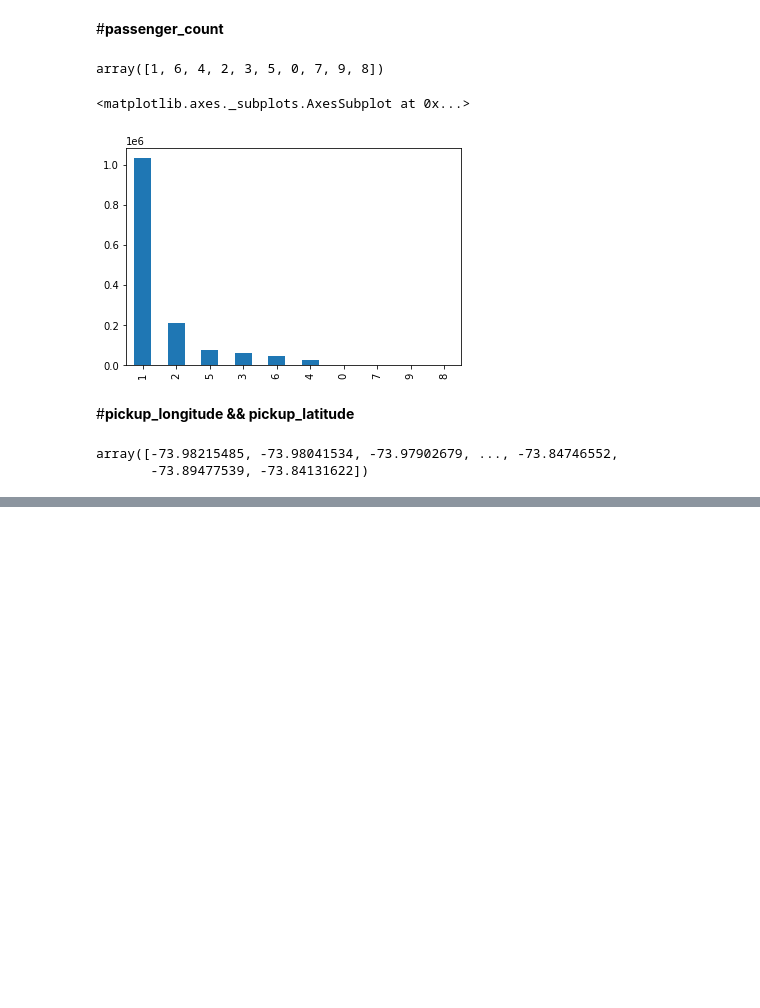
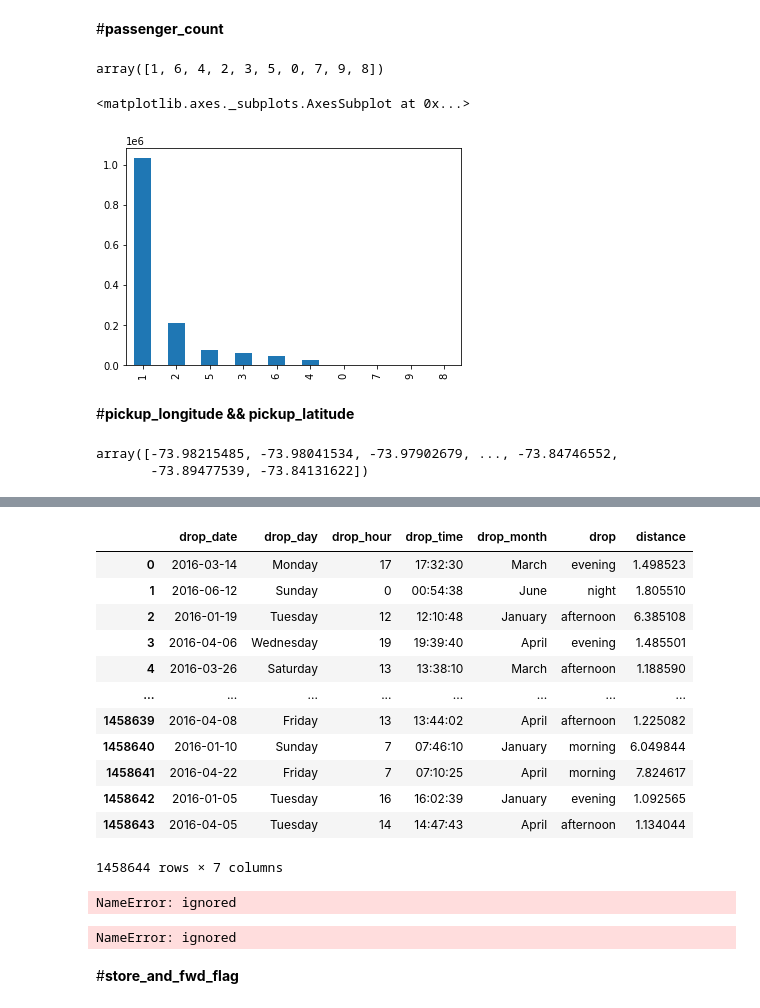
Before and after one commit to Gauravmehra1/NYCTaxiData.csv, a Jupyter notebook: Copy_of_NYC_Taxi_Trip_Time_Prediction_Capstone_Project.ipynb, the cells around one changed output, grey strips where cells are left out. Saved outputs shown, nothing was run; the diff lists cells and outputs as text; code cells hidden in the pictures; blank space fills up the shorter version.

```diff
--- a/Copy_of_NYC_Taxi_Trip_Time_Prediction_Capstone_Project.ipynb
+++ b/Copy_of_NYC_Taxi_Trip_Time_Prediction_Capstone_Project.ipynb
@@ -507,2 +532,35 @@ df['pickup_latitude'].value_counts()
 # %%
 from geopy.distance import great_circle
+# %%
+def cal_distance(pickup_lat,pickup_long,dropoff_lat,dropoff_long):
+
+ start_coordinates=(pickup_lat,pickup_long)
+ stop_coordinates=(dropoff_lat,dropoff_long)
+
+ return great_circle(start_coordinates,stop_coordinates).km
+# %%
+df['distance'] = df.apply(lambda x: cal_distance(x['pickup_latitude'],x['pickup_longitude'],x['dropoff_latitude'],x['dropoff_longitude'] ), axis=1)
+# %%
+pd.concat([df['drop_date'],df['drop_day'],df['drop_hour'],df['drop_time'],df['drop_month'],df['drop'],df['distance']],axis=1)
+# %% [output]
+|  | drop_date | drop_day | drop_hour | drop_time | drop_month | drop | distance |
+| 0 | 2016-03-14 | Monday | 17 | 17:32:30 | March | evening | 1.498523 |
+| 1 | 2016-06-12 | Sunday | 0 | 00:54:38 | June | night | 1.805510 |
+| 2 | 2016-01-19 | Tuesday | 12 | 12:10:48 | January | afternoon | 6.385108 |
+| 3 | 2016-04-06 | Wednesday | 19 | 19:39:40 | April | evening | 1.485501 |
+| 4 | 2016-03-26 | Saturday | 13 | 13:38:10 | March | afternoon | 1.188590 |
+| ... | ... | ... | ... | ... | ... | ... | ... |
+| 1458639 | 2016-04-08 | Friday | 13 | 13:44:02 | April | afternoon | 1.225082 |
+| 1458640 | 2016-01-10 | Sunday | 7 | 07:46:10 | January | morning | 6.049844 |
+| 1458641 | 2016-04-22 | Friday | 7 | 07:10:25 | April | morning | 7.824617 |
+| 1458642 | 2016-01-05 | Tuesday | 16 | 16:02:39 | January | evening | 1.092565 |
+| 1458643 | 2016-04-05 | Tuesday | 14 | 14:47:43 | April | afternoon | 1.134044 |
+1458644 rows × 7 columns
+# %%
+plt.plot(distance)
+# %% [output]
+NameError: ignored
+# %%
+plt.hist(df['distance'].values, color='green')
+# %% [output]
+NameError: ignored
@@ -508,0 +571,2 @@ from geopy.distance import great_circle
+# %% [markdown]
+#**store_and_fwd_flag**
```
Also changed, not shown: parts of 9 cells of this notebook.
